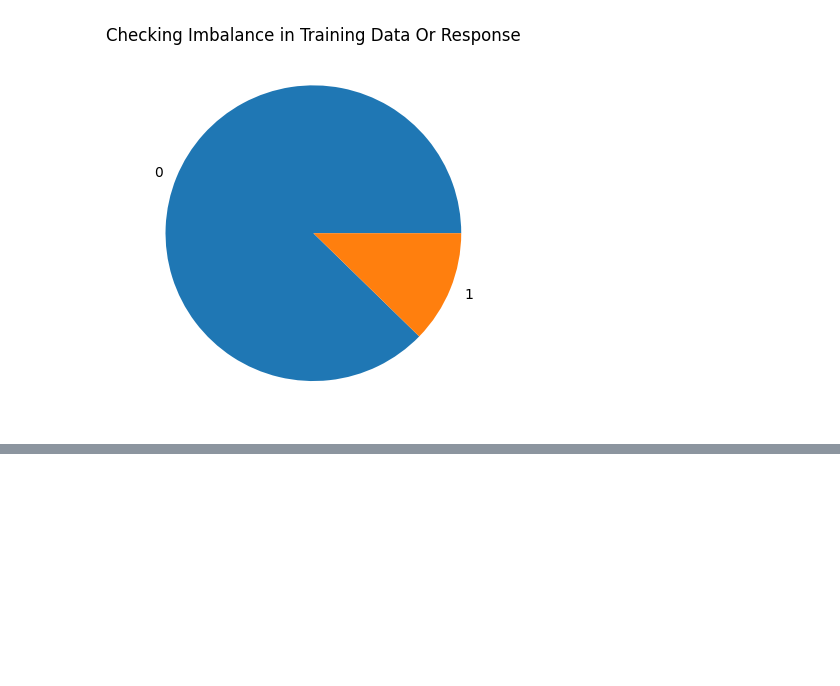
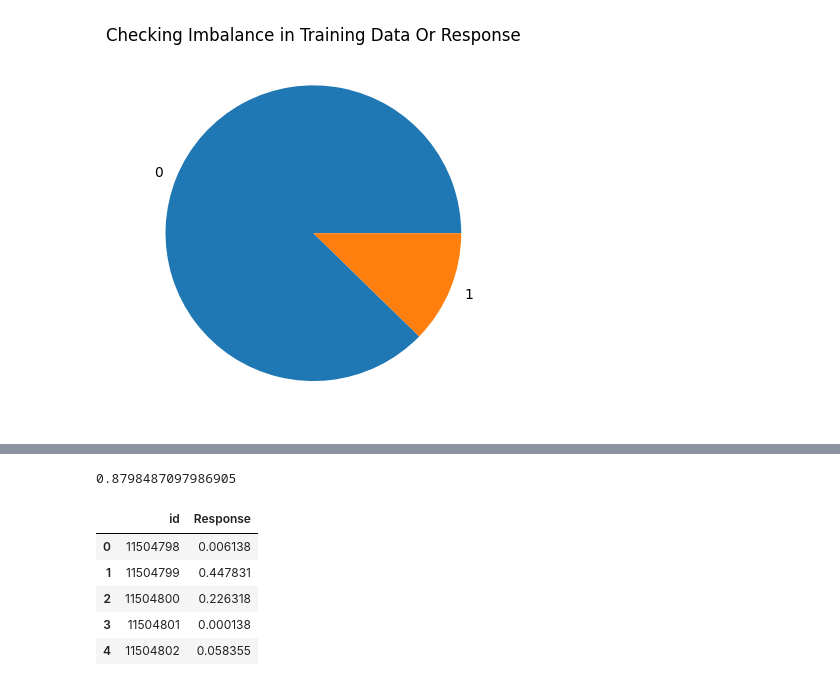
Before and after one commit to vaidyaprasad84/kaggle, a Jupyter notebook: Playground Series/ps4-e7-binary-classification-of-insurance.ipynb, the cells around one changed output, grey strips where cells are left out. Cells and saved outputs as stored; diff of their text form; code cells hidden in the pictures; blank space fills up the shorter version.

```diff
--- a/Playground Series/ps4-e7-binary-classification-of-insurance.ipynb
+++ b/Playground Series/ps4-e7-binary-classification-of-insurance.ipynb
@@ -48,0 +101,23 @@ Text(0.5, 1.0, 'Checking Imbalance in Training Data Or Response')
+# %%
+df_train = train.iloc[: 2 * len(train) // 3]
+df_test = train.iloc[2 * len(train) // 3 :]
+train_pool = Pool(df_train.drop(columns = ['id','Region_Code','Policy_Sales_Channel','Vintage','Response']),
+                  label=df_train.Response,
+                  cat_features=cat_columns)
+test_pool = Pool(df_test.drop(columns = ['id','Region_Code','Policy_Sales_Channel','Vintage','Response']),
+                 label=df_test.Response,
+                 cat_features=cat_columns)
+# %%
+catboost_params = {
+    'loss_function' : 'Logloss',
+    'eval_metric' : 'AUC',
+    'verbose' : 2000,
+    'random_seed' : 42,
+    'custom_metric' : 'AUC:hints=skip_train~false',
+    'n_estimators' : 1000,
+    'task_type' : "GPU"
+}
+
+
+cat_model = CatBoostClassifier(**catboost_params)
+cat_model.fit(train_pool, eval_set=test_pool, use_best_model = True, plot=True)
@@ -48,0 +136,18 @@ Text(0.5, 1.0, 'Checking Imbalance in Training Data Or Response')
+# %%
+roc_auc_score(df_test.Response,cat_test_pred)
+# %% [output]
+0.8798487097986905
+# %%
+test_pred = cat_model.predict_proba(test.drop(columns = ['id','Region_Code','Policy_Sales_Channel','Vintage']))[:,1]
+# %%
+sample_submission = pd.read_csv('/kaggle/input/playground-series-s4e7/sample_submission.csv')
+sample_submission['Response'] = test_pred
+sample_submission.to_csv('catboost_cat_no_optimization.csv', index = False)
+sample_submission.head()
+# %% [output]
+|  | id | Response |
+| 0 | 11504798 | 0.006138 |
+| 1 | 11504799 | 0.447831 |
+| 2 | 11504800 | 0.226318 |
+| 3 | 11504801 | 0.000138 |
+| 4 | 11504802 | 0.058355 |
```
Also changed, not shown: parts of 7 cells of this notebook.
